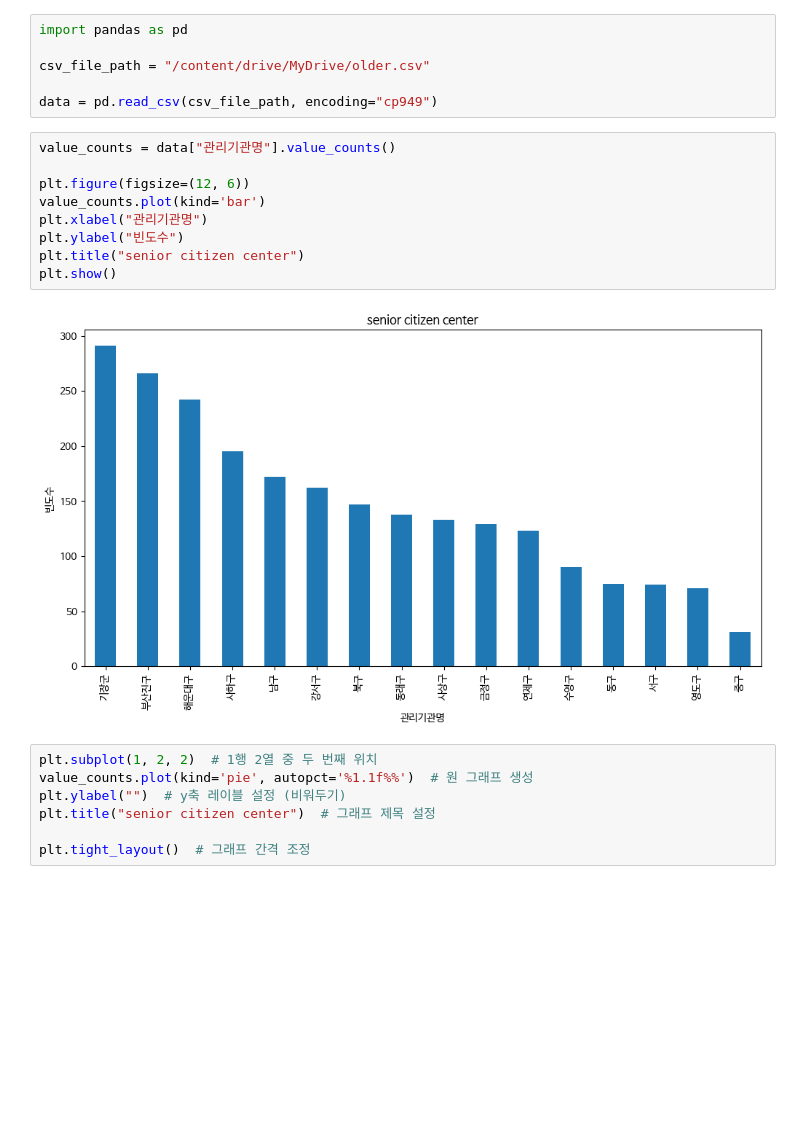
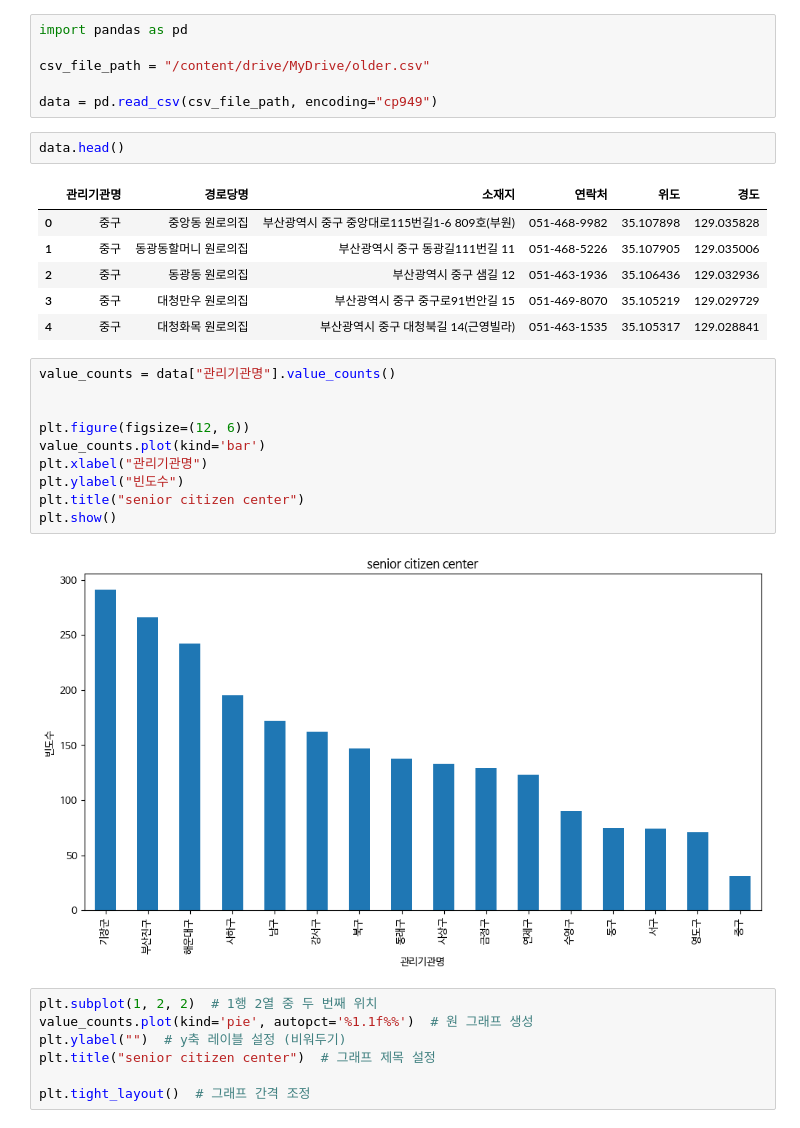
Before and after one commit to 5ewon/jpynb, a Jupyter notebook: Untitled4.ipynb, the cells around one changed output. Saved outputs shown, nothing was run; the diff lists cells and outputs as text; blank space fills up the shorter version.

```diff
--- a/Untitled4.ipynb
+++ b/Untitled4.ipynb
@@ -36,8 +36,18 @@ import pandas as pd
 csv_file_path = "/content/drive/MyDrive/older.csv"
 
 data = pd.read_csv(csv_file_path, encoding="cp949")
+# %%
+data.head()
+# %% [output]
+|  | 관리기관명 | 경로당명 | 소재지 | 연락처 | 위도 | 경도 |
+| 0 | 중구 | 중앙동 원로의집 | 부산광역시 중구 중앙대로115번길1-6 809호(부원) | 051-468-9982 | 35.107898 | 129.035828 |
+| 1 | 중구 | 동광동할머니 원로의집 | 부산광역시 중구 동광길111번길 11 | 051-468-5226 | 35.107905 | 129.035006 |
+| 2 | 중구 | 동광동 원로의집 | 부산광역시 중구 샘길 12 | 051-463-1936 | 35.106436 | 129.032936 |
+| 3 | 중구 | 대청만우 원로의집 | 부산광역시 중구 중구로91번안길 15 | 051-469-8070 | 35.105219 | 129.029729 |
+| 4 | 중구 | 대청화목 원로의집 | 부산광역시 중구 대청북길 14(근영빌라) | 051-463-1535 | 35.105317 | 129.028841 |
 # %%
 value_counts = data["관리기관명"].value_counts()
+
 
 plt.figure(figsize=(12, 6))
 value_counts.plot(kind='bar')
```
